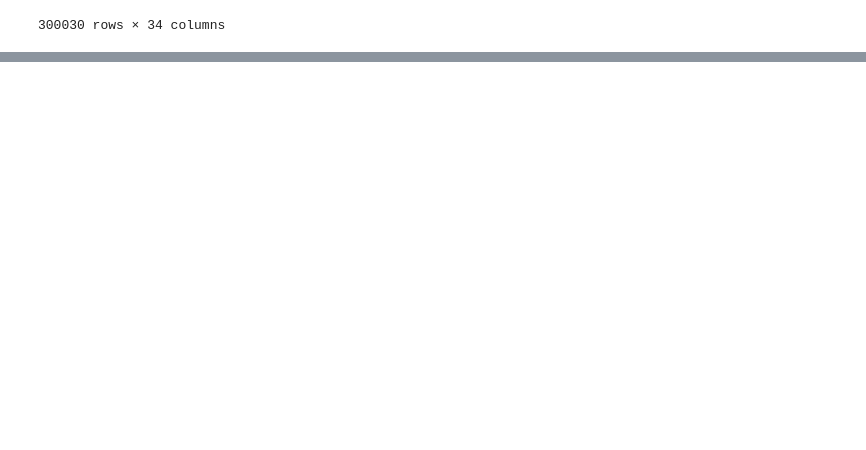
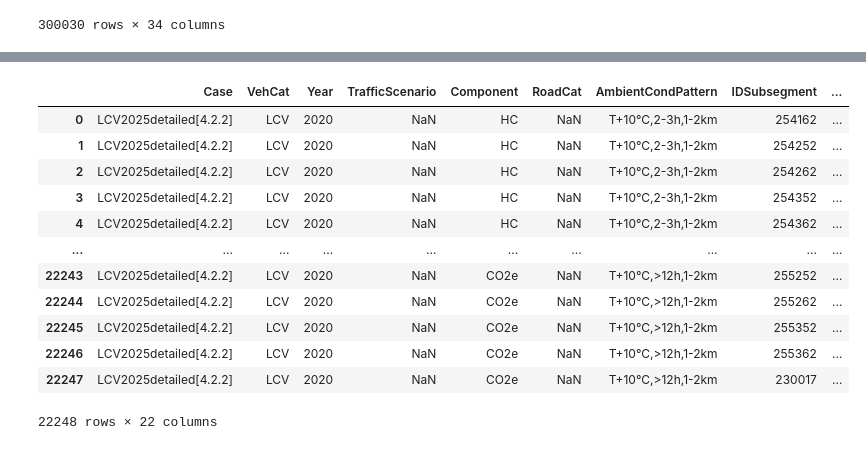
Before and after one commit to XanderPENG/matsim-xp, a Jupyter notebook: src/main/python/freight_emission/convert_hbefa_tables.ipynb, the cells around one changed output, grey strips where cells are left out. Cells and saved outputs as stored; diff of their text form; code cells hidden in the pictures; blank space fills up the shorter version.

```diff
--- a/src/main/python/freight_emission/convert_hbefa_tables.ipynb
+++ b/src/main/python/freight_emission/convert_hbefa_tables.ipynb
@@ -194,0 +321,17 @@ test_data_.query("Subsegment == 'LCV petrol N1-III Euro-6c' and TrafficSit == 'U
+# %%
+v1_data = check_and_fill_cold_emission_factors(lcv_cold_processed)
+v1_data
+# %% [output]
+|  | Case | VehCat | Year | TrafficScenario | Component | RoadCat | AmbientCondPattern | IDSubsegment | ... |
+| 0 | LCV2025detailed[4.2.2] | LCV | 2020 | NaN | HC | NaN | T+10°C,2-3h,1-2km | 254162 | ... |
+| 1 | LCV2025detailed[4.2.2] | LCV | 2020 | NaN | HC | NaN | T+10°C,2-3h,1-2km | 254252 | ... |
+| 2 | LCV2025detailed[4.2.2] | LCV | 2020 | NaN | HC | NaN | T+10°C,2-3h,1-2km | 254262 | ... |
+| 3 | LCV2025detailed[4.2.2] | LCV | 2020 | NaN | HC | NaN | T+10°C,2-3h,1-2km | 254352 | ... |
+| 4 | LCV2025detailed[4.2.2] | LCV | 2020 | NaN | HC | NaN | T+10°C,2-3h,1-2km | 254362 | ... |
+| ... | ... | ... | ... | ... | ... | ... | ... | ... | ... |
+| 22243 | LCV2025detailed[4.2.2] | LCV | 2020 | NaN | CO2e | NaN | T+10°C,>12h,1-2km | 255252 | ... |
+| 22244 | LCV2025detailed[4.2.2] | LCV | 2020 | NaN | CO2e | NaN | T+10°C,>12h,1-2km | 255262 | ... |
+| 22245 | LCV2025detailed[4.2.2] | LCV | 2020 | NaN | CO2e | NaN | T+10°C,>12h,1-2km | 255352 | ... |
+| 22246 | LCV2025detailed[4.2.2] | LCV | 2020 | NaN | CO2e | NaN | T+10°C,>12h,1-2km | 255362 | ... |
+| 22247 | LCV2025detailed[4.2.2] | LCV | 2020 | NaN | CO2e | NaN | T+10°C,>12h,1-2km | 230017 | ... |
+22248 rows × 22 columns
```
Also changed, not shown: parts of 10 cells of this notebook, 4 other files.
